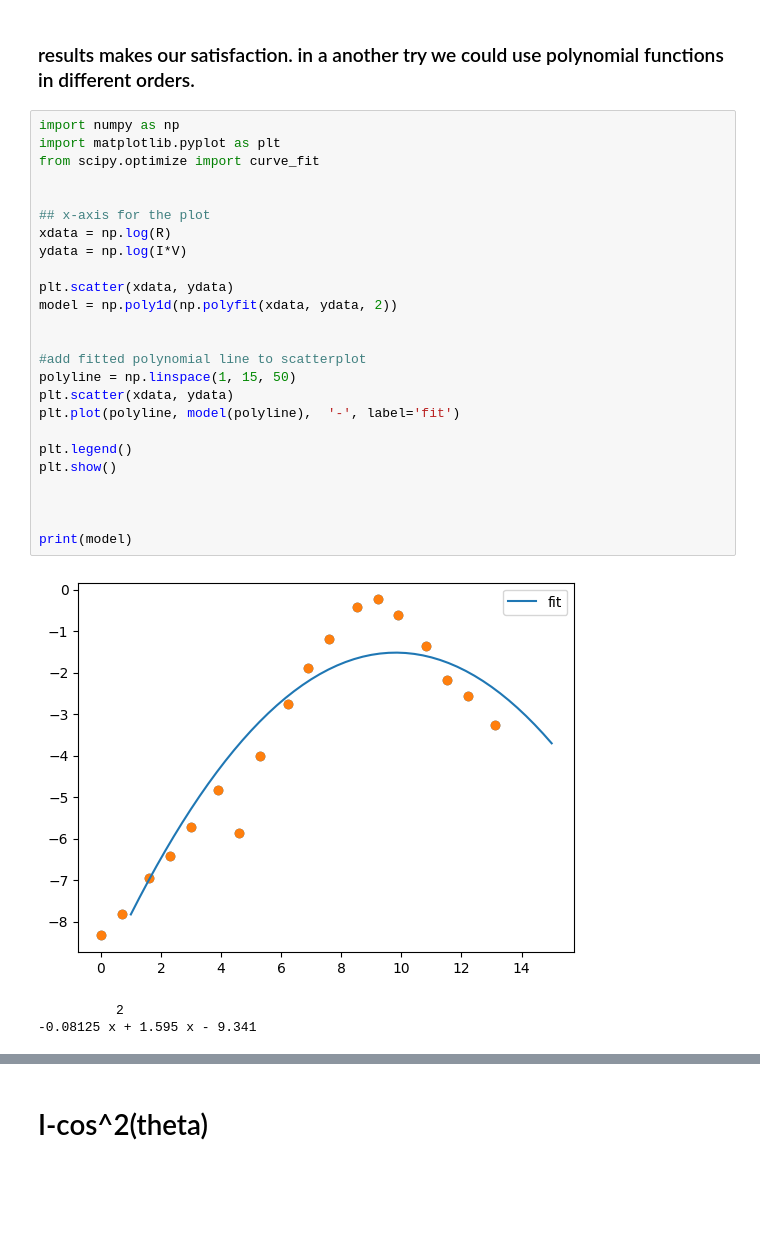
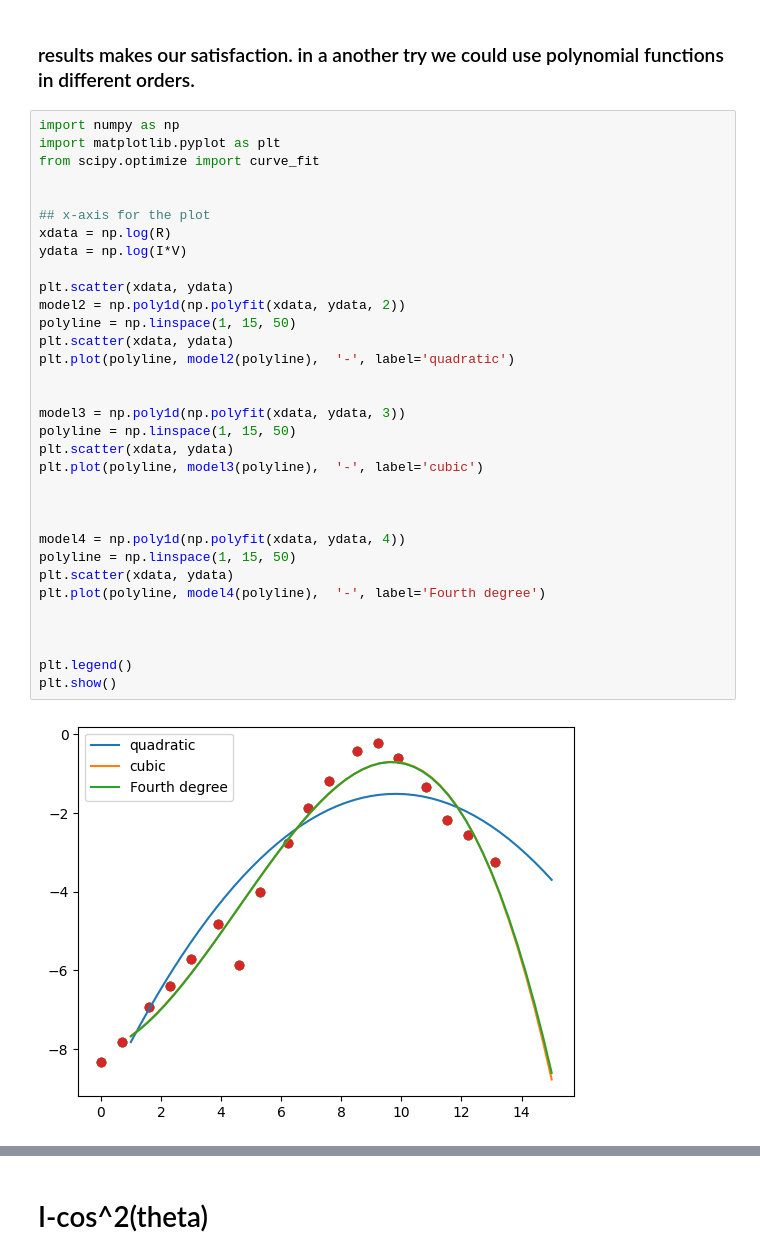
Before and after one commit to saeedshiranii/Solide-State-1-Lab, a Jupyter notebook: Semiconductors_Solar_Battery/chart_python.ipynb, the cells around one changed output, grey strips where cells are left out. Cells and saved outputs as stored; diff of their text form; blank space fills up the shorter version.

```diff
--- a/Semiconductors_Solar_Battery/chart_python.ipynb
+++ b/Semiconductors_Solar_Battery/chart_python.ipynb
@@ -112,32 +115,38 @@ plt.show()
 # %%
 import numpy as np
 import matplotlib.pyplot as plt
 from scipy.optimize import curve_fit
 
 
 ## x-axis for the plot
 xdata = np.log(R)
 ydata = np.log(I*V)
 
 plt.scatter(xdata, ydata)
-model = np.poly1d(np.polyfit(xdata, ydata, 2))
+model2 = np.poly1d(np.polyfit(xdata, ydata, 2))
+polyline = np.linspace(1, 15, 50)
+plt.scatter(xdata, ydata)
+plt.plot(polyline, model2(polyline),  '-', label='quadratic')
 
 
-#add fitted polynomial line to scatterplot
+model3 = np.poly1d(np.polyfit(xdata, ydata, 3))
 polyline = np.linspace(1, 15, 50)
 plt.scatter(xdata, ydata)
-plt.plot(polyline, model(polyline),  '-', label='fit')
+plt.plot(polyline, model3(polyline),  '-', label='cubic')
+
+
+
+model4 = np.poly1d(np.polyfit(xdata, ydata, 4))
+polyline = np.linspace(1, 15, 50)
+plt.scatter(xdata, ydata)
+plt.plot(polyline, model4(polyline),  '-', label='Fourth degree')
+
+
 
 plt.legend()
 plt.show()
-
-
-
-print(model)
 # %% [output]
-[figure, old version]
+[figure, new version]
-          2
--0.08125 x + 1.595 x - 9.341
 # %%
 import numpy as np
 import matplotlib.pyplot as plt
```
Also changed, not shown: parts of 10 cells of this notebook, 4 other files.
